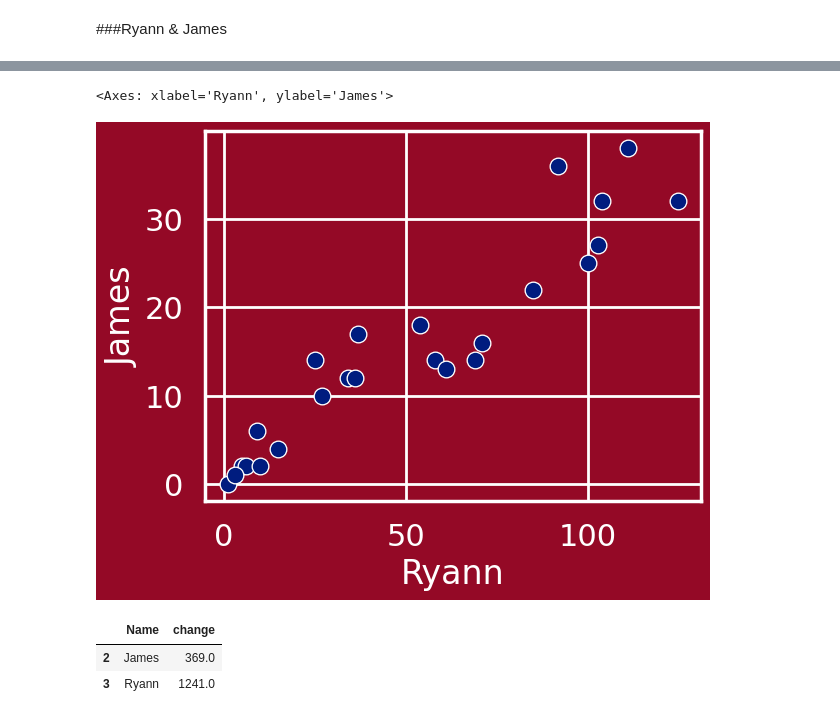
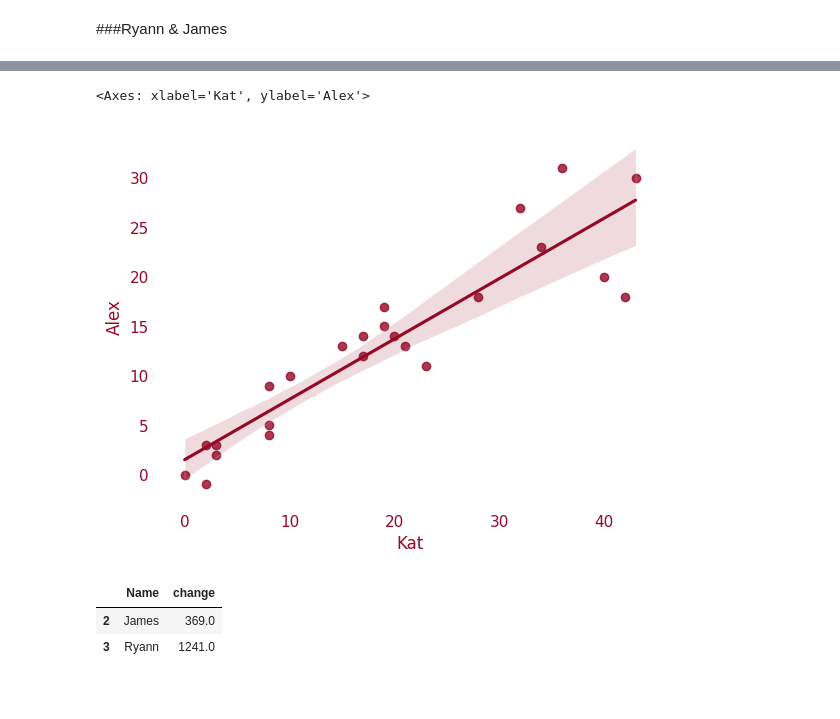
Before and after one commit to cecilylynn/data-science-projects, a Jupyter notebook: Ultimatum_MoMO_Follower_Counts.ipynb, the cells around one changed output, grey strips where cells are left out. Cells and saved outputs as stored; diff of their text form; code cells hidden in the pictures; blank space fills up the shorter version.

```diff
--- a/Ultimatum_MoMO_Follower_Counts.ipynb
+++ b/Ultimatum_MoMO_Follower_Counts.ipynb
@@ -375,8 +375,8 @@ Text(0, 0.5, 'Number of Instagram Followers')
 # %%
-sns.scatterplot(x=hourly_raw_change_df['Ryann'],y=hourly_raw_change_df['James'])
+sns.regplot(x=hourly_raw_change_df['Kat'],y=hourly_raw_change_df['Alex'],color='#940926')
 # %% [output]
-<Axes: xlabel='Ryann', ylabel='James'>
+<Axes: xlabel='Kat', ylabel='Alex'>
-[figure, old version]
+[figure, new version]
 # %%
 ryann_james_changes = changes_first24_df.loc[changes_first24_df.Name.isin(['Ryann','James'])]
 ryann_james_changes
```
Also changed, not shown: parts of 39 cells of this notebook.
